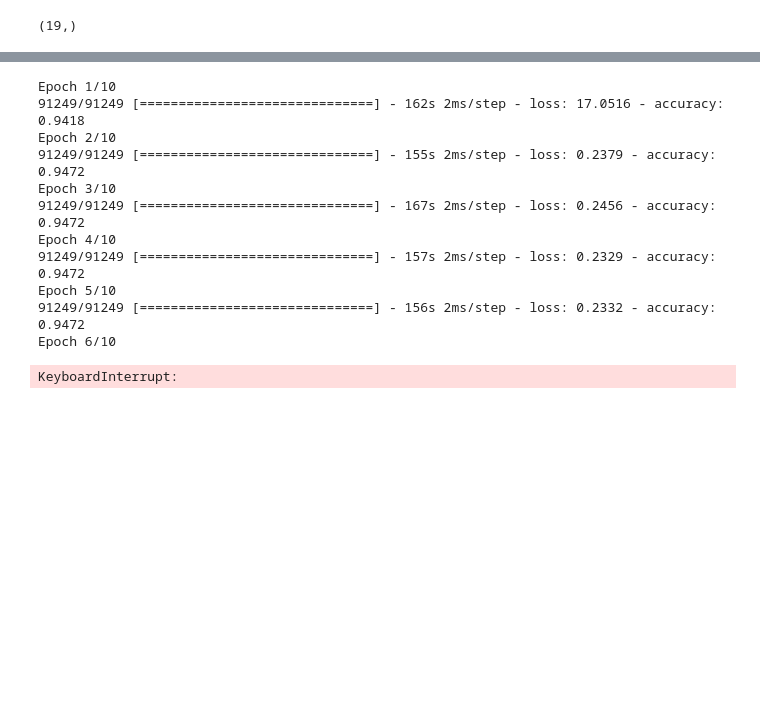
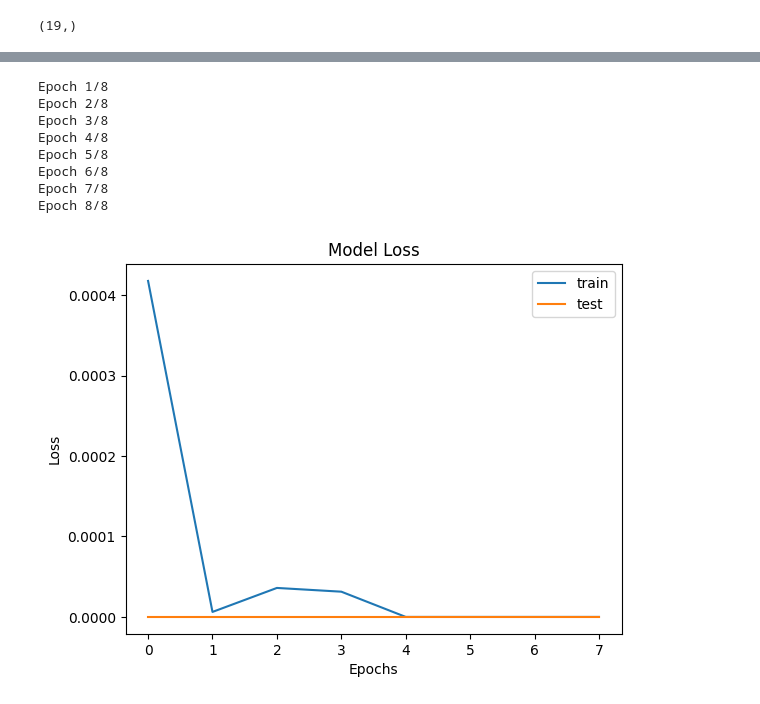
Before and after one commit to new-superuser-alt9193/DeepLearning, a Jupyter notebook: crisp_dm/modeling/churn_sequential.ipynb, the cells around one changed output, grey strips where cells are left out. Drawn from its saved outputs; the diff is of its cells as text; code cells hidden in the pictures; blank space fills up the shorter version.

Commit message:
CNN Data Balanced

```diff
--- a/crisp_dm/modeling/churn_sequential.ipynb
+++ b/crisp_dm/modeling/churn_sequential.ipynb
@@ -19,7 +19,12 @@ import pandas as pd
 # %%
 df = pd.read_csv('../../data/telecom_pca.csv')
 X = df.drop(columns=['TARGET'])
+columns = X.columns
 Y = df['TARGET']
+scaler = StandardScaler()
+scaler.fit(X)
+X = scaler.transform(X)
+X = pd.DataFrame(X, columns= columns)
 # %%
 X.shape[1:]
 # %% [output]
@@ -38,16 +45,15 @@ X.shape[1:]
 K.clear_session()
 model = Sequential()
 
-model.add(Conv1D(filters = 32, kernel_size = 1,padding = 'Same',activation ='relu', input_shape=(X.shape[1], 1)))
+model.add(Conv1D(filters = 32, kernel_size = 1,padding = 'Same',activation ='relu', input_shape=[19, 1]))
 model.add(MaxPooling1D(pool_size=(1)))
-
-model.add(Flatten())
-model.add(Dropout(0.2))
 
 model.add(Conv1D(filters = 64, kernel_size = 1,padding = 'Same',activation ='relu'))
 model.add(MaxPooling1D(pool_size=(1)))
 
 model.add(Flatten())
+model.add(Dropout(0.5))
+
 model.add(Activation('relu'))
-
+model.add(Dense(32, activation='relu'))
 model.add(Dense(1, activation='sigmoid'))
@@ -60,15 +82,22 @@ model.summary()
 # %%
-model.fit(X_train, y_train.to_numpy(), batch_size = 10, epochs = 10, verbose = 1)
+History = model.fit(X_train,y_train, batch_size = 10, epochs = 8, verbose = 10, validation_data = (X_test, y_test))
 # %% [output]
-Epoch 1/10
-91249/91249 [==============================] - 162s 2ms/step - loss: 17.0516 - accuracy: 0.9418
-Epoch 2/10
-91249/91249 [==============================] - 155s 2ms/step - loss: 0.2379 - accuracy: 0.9472
-Epoch 3/10
-91249/91249 [==============================] - 167s 2ms/step - loss: 0.2456 - accuracy: 0.9472
-Epoch 4/10
-91249/91249 [==============================] - 157s 2ms/step - loss: 0.2329 - accuracy: 0.9472
-Epoch 5/10
-91249/91249 [==============================] - 156s 2ms/step - loss: 0.2332 - accuracy: 0.9472
-Epoch 6/10
+Epoch 1/8
+Epoch 2/8
+Epoch 3/8
+Epoch 4/8
+Epoch 5/8
+Epoch 6/8
+Epoch 7/8
+Epoch 8/8
-KeyboardInterrupt:
+# %%
+#Graficacion del Loss del modelo
+plt.plot(History.history['loss'])
+plt.plot(History.history['val_loss'])
+plt.title('Model Loss')
+plt.ylabel('Loss')
+plt.xlabel('Epochs')
+plt.legend(['train', 'test'])
+plt.show()
+# %% [output]
+[figure, added]
```
Also changed, not shown: parts of 12 cells of this notebook.
